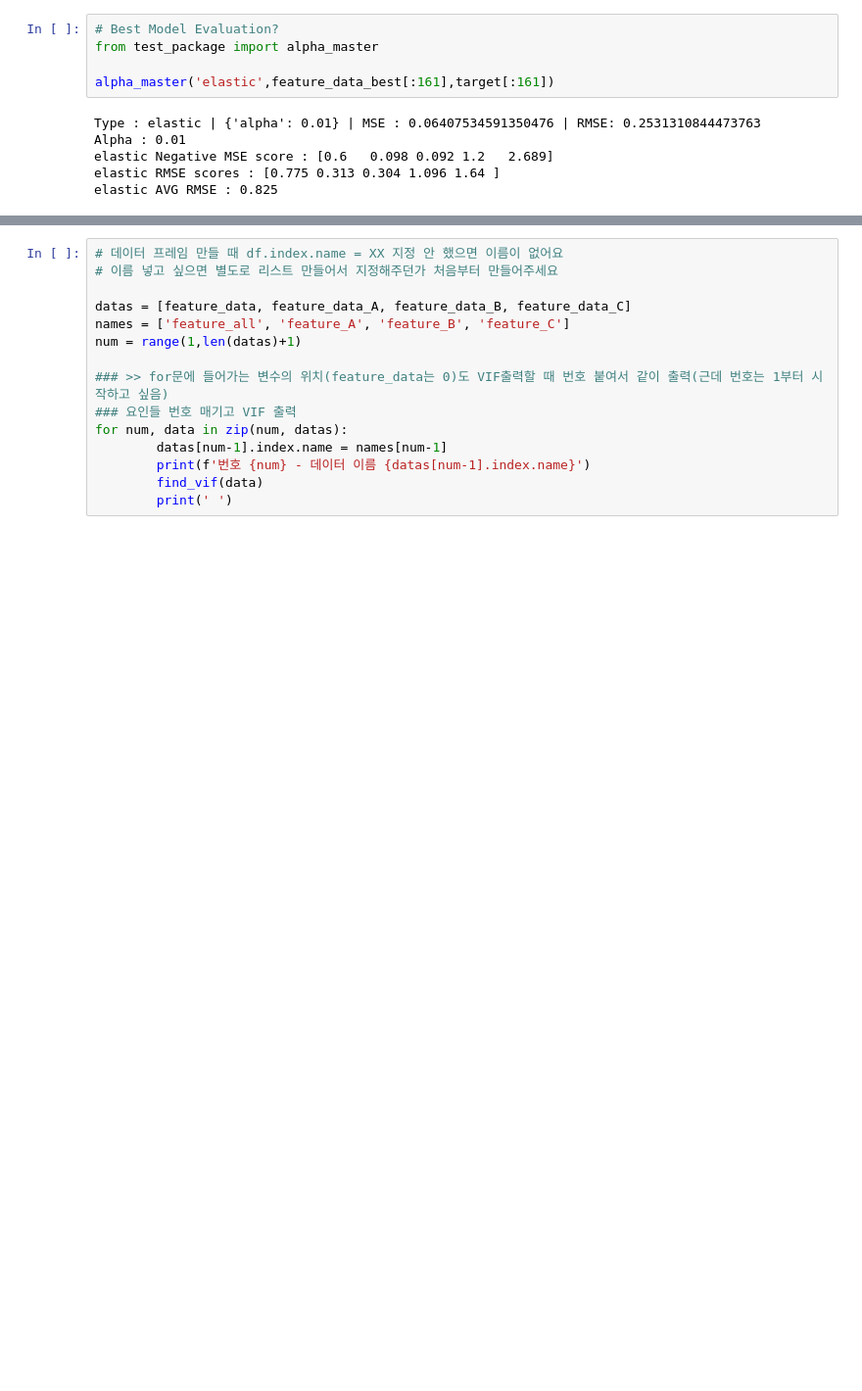
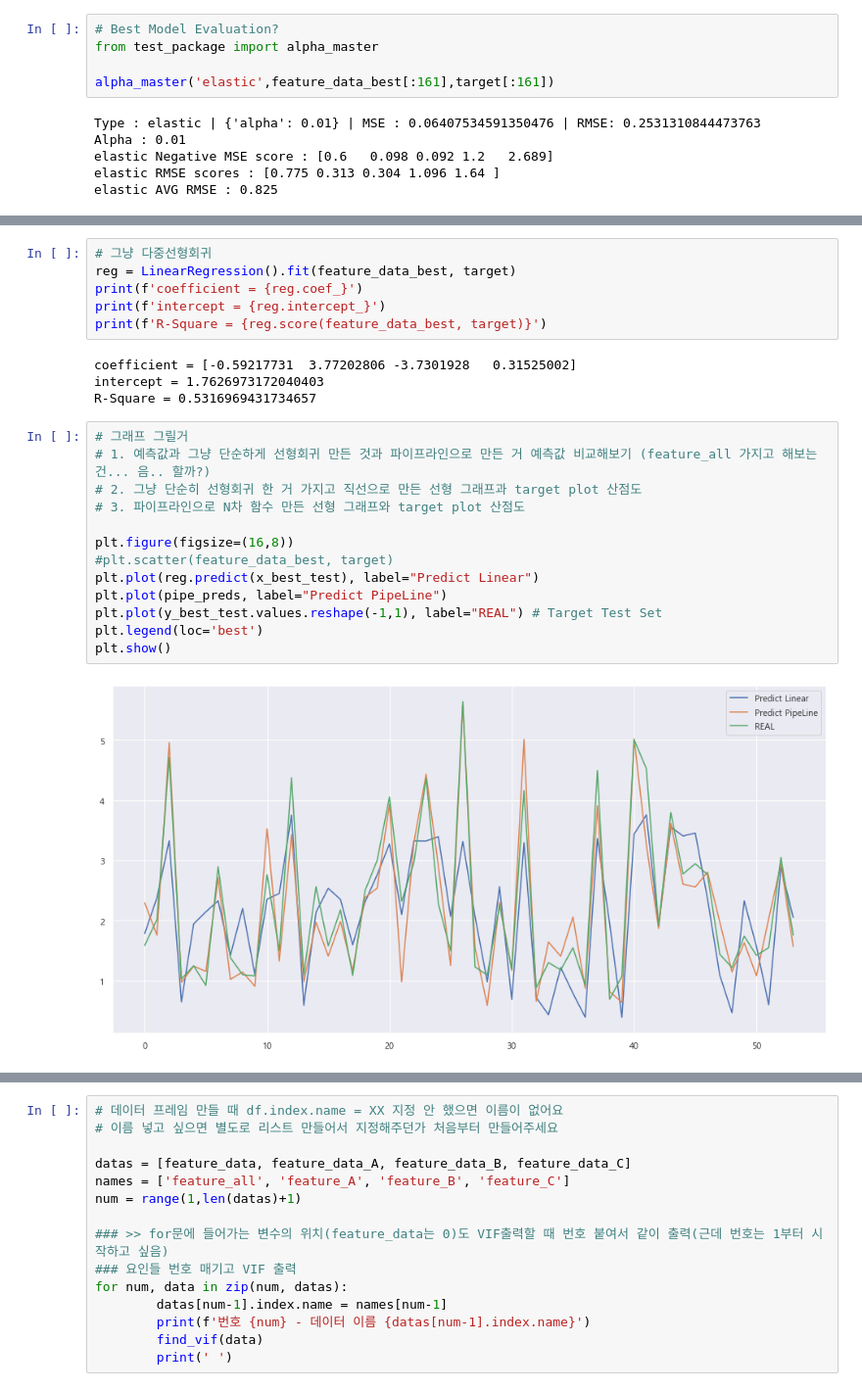
Before and after one commit to pelllzz/ubion4_project1, a Jupyter notebook: code/analysis.ipynb, the cells around one changed output, grey strips where cells are left out. Shown at 98% size. Drawn from its saved outputs; the diff is of its cells as text; blank space fills up the shorter version.

```diff
--- a/code/analysis.ipynb
+++ b/code/analysis.ipynb
@@ -983,3 +1010,28 @@ print(f'R-Square : {r2_score(y_best_test, pipe_preds)}')
 # %% [output]
 MSE : 0.1863814066381153 | RMSE : 0.43171912934003204
 R-Square : 0.8838965071785444
+# %%
+# 그냥 다중선형회귀
+reg = LinearRegression().fit(feature_data_best, target)
+print(f'coefficient = {reg.coef_}')
+print(f'intercept = {reg.intercept_}')
+print(f'R-Square = {reg.score(feature_data_best, target)}')
+# %% [output]
+coefficient = [-0.59217731  3.77202806 -3.7301928   0.31525002]
+intercept = 1.7626973172040403
+R-Square = 0.5316969431734657
+# %%
+# 그래프 그릴거
+# 1. 예측값과 그냥 단순하게 선형회귀 만든 것과 파이프라인으로 만든 거 예측값 비교해보기 (feature_all 가지고 해보는 건... 음.. 할까?)
+# 2. 그냥 단순히 선형회귀 한 거 가지고 직선으로 만든 선형 그래프과 target plot 산점도
+# 3. 파이프라인으로 N차 함수 만든 선형 그래프와 target plot 산점도
+
+plt.figure(figsize=(16,8))
+#plt.scatter(feature_data_best, target)
+plt.plot(reg.predict(x_best_test), label="Predict Linear")
+plt.plot(pipe_preds, label="Predict PipeLine")
+plt.plot(y_best_test.values.reshape(-1,1), label="REAL") # Target Test Set
+plt.legend(loc='best')
+plt.show()
+# %% [output]
+[figure, added]
```
Also changed, not shown: parts of 12 cells of this notebook.
